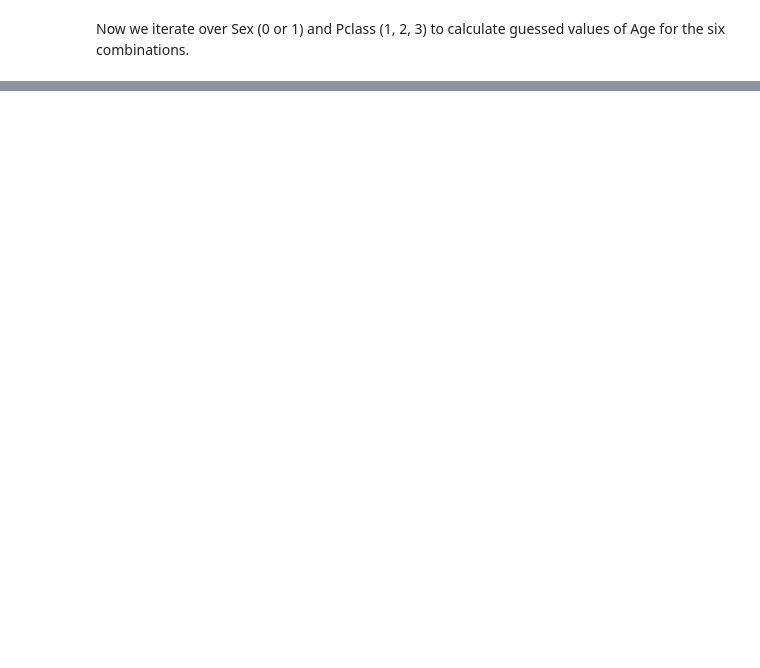
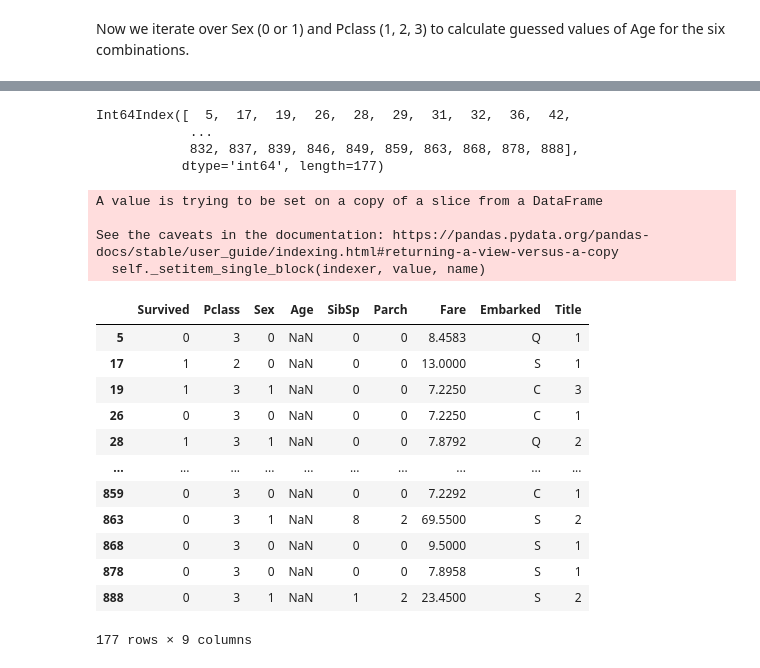
Before and after one commit to fasthill/My-gist, a Jupyter notebook: eda-plot/Titanic_analysis.ipynb, the cells around one changed output, grey strips where cells are left out. Saved outputs shown, nothing was run; the diff lists cells and outputs as text; code cells hidden in the pictures; blank space fills up the shorter version.

```diff
--- a/eda-plot/Titanic_analysis.ipynb
+++ b/eda-plot/Titanic_analysis.ipynb
@@ -552,2 +556,18 @@ array([[0., 0., 0.],
 # %% [markdown]
 Now we iterate over Sex (0 or 1) and Pclass (1, 2, 3) to calculate guessed values of Age for the six combinations.
+# %%
+def cal_mean_std_of_pclass_sex(df, feature_name='Age'):
+  df = df[~df[feature_name].isna()]
+  pclass_sex_mean = np.zeros([3,2]) # row: pclass(1~3), col: sex(0~1), mean
+  pclass_sex_std = np.zeros([3,2]) # row: pclass(1~3), col: sex(0~1), std)
+  pclass = [1, 2, 3]
+  sex = [0, 1]
+  for idx_p, val_p in enumerate(pclass):
+      for idx_s, val_s in enumerate(sex):
+          ps_mean = df[feature_name][(df['Pclass']==val_p) & (df['Sex']==val_s)].mean()
+          ps_std = df[feature_name][(df['Pclass']==val_p) & (df['Sex']==val_s)].std()
+          pclass_sex_mean[idx_p, idx_s] = ps_mean
+          pclass_sex_std[idx_p, idx_s] = ps_std
+  return pclass_sex_mean, pclass_sex_std
+
+pclass_sex_mean, pclass_sex_std = cal_mean_std_of_pclass_sex(train_df, 'Age')
@@ -572,0 +603,38 @@ def guess_age(pclass, sex):
+# %%
+nan_index = train_df[train_df['Age'].isna()].index
+nan_index
+# %% [output]
+Int64Index([  5,  17,  19,  26,  28,  29,  31,  32,  36,  42,
+            ...
+            832, 837, 839, 846, 849, 859, 863, 868, 878, 888],
+           dtype='int64', length=177)
+# %%
+for i in nan_index:
+  idx_p = train_df['Pclass'].iloc[i]  # prefer using .iloc[] or .loc[] steade using just []
+  idx_s = train_df['Sex'].iloc[i]
+  mean = pclass_sex_mean[idx_p-1, idx_s]
+  std = pclass_sex_std[idx_p-1, idx_s]
+  gen_age = int(gen_num(mean, std) + 0.5)
+  if gen_age <= 1 : gen_age = 1 # 반복할 때마다 값이 변함. because we used random.randn() method in def gen_num()
+  train_df['Age'].iloc[i] = gen_age
+# %% [output]
+A value is trying to be set on a copy of a slice from a DataFrame
+
+See the caveats in the documentation: https://pandas.pydata.org/pandas-docs/stable/user_guide/indexing.html#returning-a-view-versus-a-copy
+  self._setitem_single_block(indexer, value, name)
+# %%
+train_df[train_df['Age'].isna()]
+# %% [output]
+|  | Survived | Pclass | Sex | Age | SibSp | Parch | Fare | Embarked | Title |
+| 5 | 0 | 3 | 0 | NaN | 0 | 0 | 8.4583 | Q | 1 |
+| 17 | 1 | 2 | 0 | NaN | 0 | 0 | 13.0000 | S | 1 |
+| 19 | 1 | 3 | 1 | NaN | 0 | 0 | 7.2250 | C | 3 |
+| 26 | 0 | 3 | 0 | NaN | 0 | 0 | 7.2250 | C | 1 |
+| 28 | 1 | 3 | 1 | NaN | 0 | 0 | 7.8792 | Q | 2 |
+| ... | ... | ... | ... | ... | ... | ... | ... | ... | ... |
+| 859 | 0 | 3 | 0 | NaN | 0 | 0 | 7.2292 | C | 1 |
+| 863 | 0 | 3 | 1 | NaN | 8 | 2 | 69.5500 | S | 2 |
+| 868 | 0 | 3 | 0 | NaN | 0 | 0 | 9.5000 | S | 1 |
+| 878 | 0 | 3 | 0 | NaN | 0 | 0 | 7.8958 | S | 1 |
+| 888 | 0 | 3 | 1 | NaN | 1 | 2 | 23.4500 | S | 2 |
+177 rows × 9 columns
```
Also changed, not shown: parts of 8 cells of this notebook.
